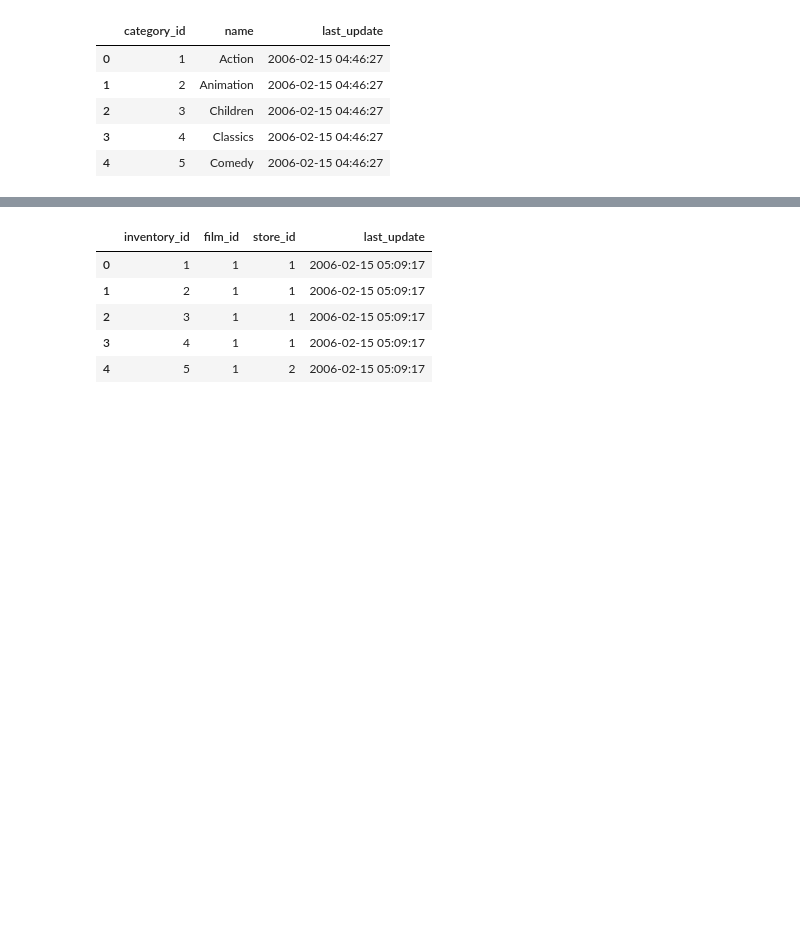
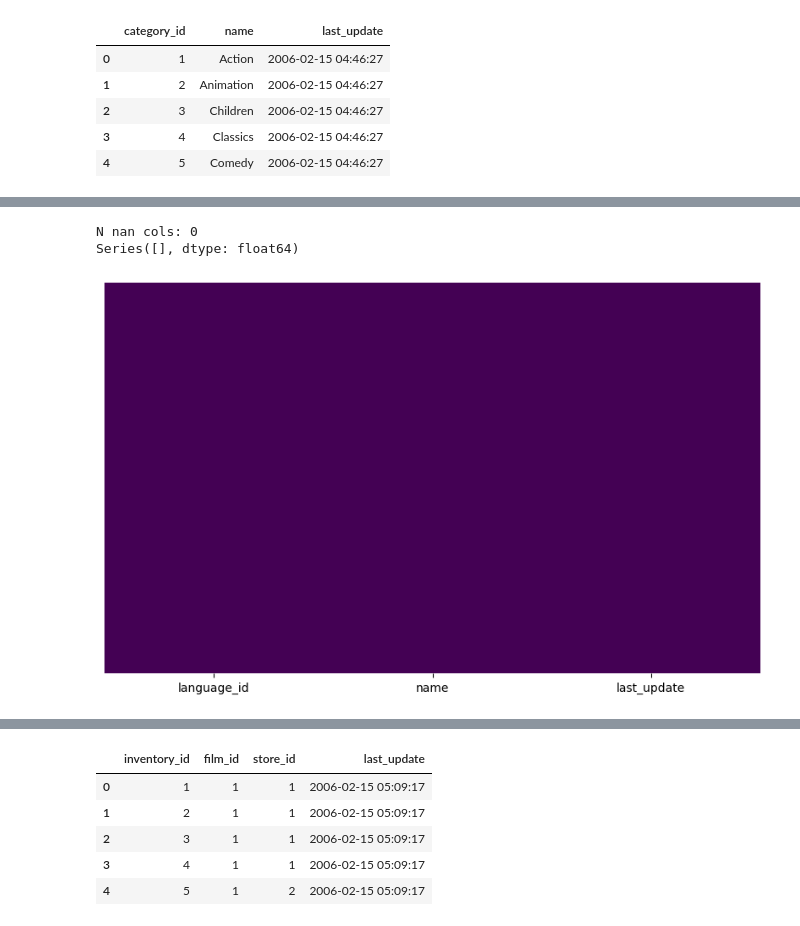
Before and after one commit to LeoBulcsu/8Films_Rental_DataBase, a Jupyter notebook: jn/8Films_Renta_DATACLEANING.ipynb, the cells around one changed output, grey strips where cells are left out. Saved outputs shown, nothing was run; the diff lists cells and outputs as text; code cells hidden in the pictures; blank space fills up the shorter version.

```diff
--- a/jn/8Films_Renta_DATACLEANING.ipynb
+++ b/jn/8Films_Renta_DATACLEANING.ipynb
@@ -38,0 +201,6 @@ catdf.head()
+# %%
+from datetime import datetime
+now = datetime.now()
+current_time = now.strftime('%Y-%m-%d %H:%M:%S')
+# %%
+new_rows = pd.DataFrame({'language_id': [7, 8, 9, 10, 0], 'name': ['Spanish', 'Portuguese', 'Korean', 'Indian', 'unknown'], 'last_update': [current_time, current_time, current_time, current_time, current_time]})
@@ -38,0 +216,3 @@ catdf.head()
+# %%
+newlangdf = pd.concat([langdf, new_rows], ignore_index=True)
+newlangdf
@@ -38,0 +232,6 @@ catdf.head()
+# %%
+ckna(newlangdf)
+# %% [output]
+N nan cols: 0
+Series([], dtype: float64)
+[figure, added]
```
Also changed, not shown: parts of 52 cells of this notebook.
